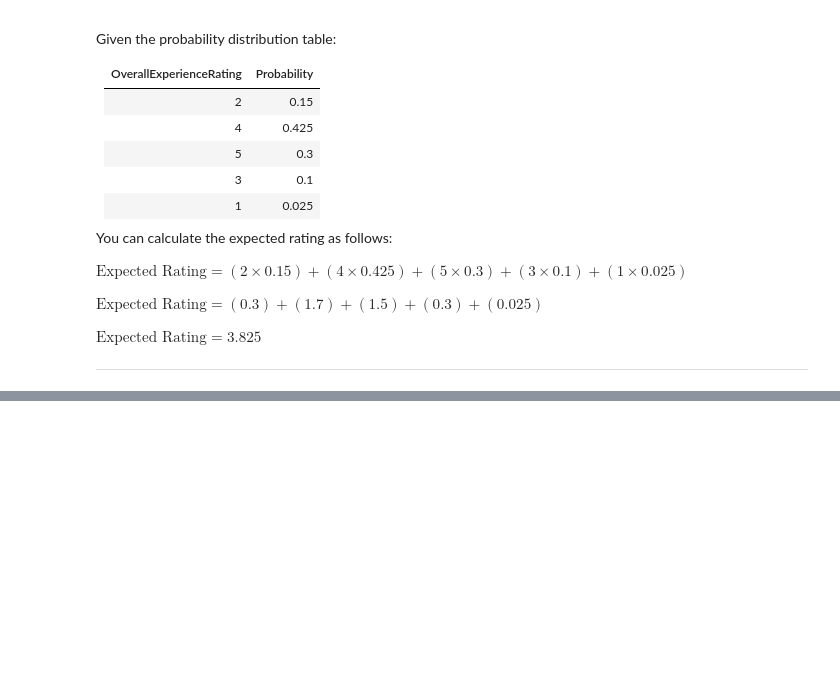
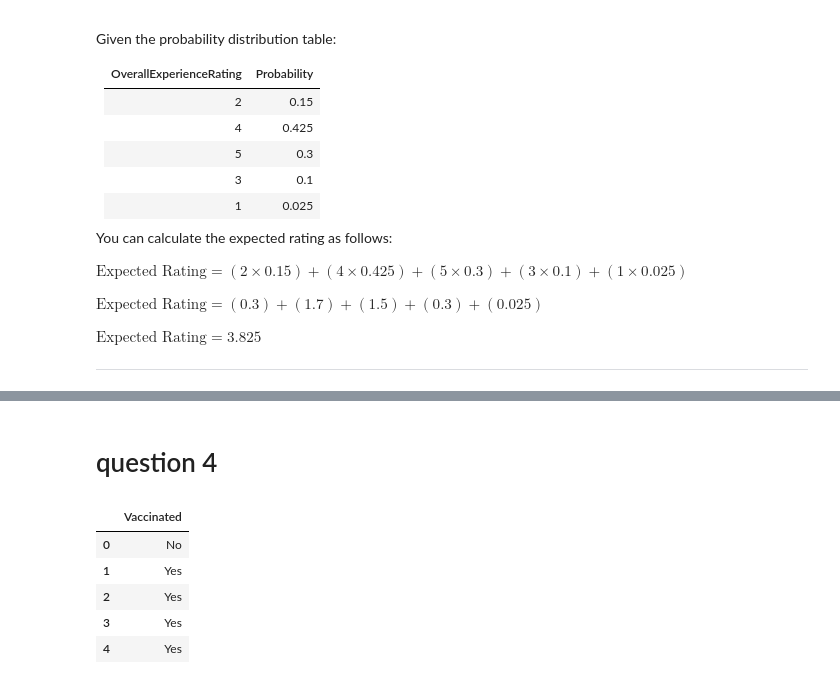
Before and after one commit to robertnesterodhiambo/robertnesterodhiambo-Data-analysis, a Jupyter notebook: python notebooks/stast.ipynb, the cells around one changed output, grey strips where cells are left out. Saved outputs shown, nothing was run; the diff lists cells and outputs as text; code cells hidden in the pictures; blank space fills up the shorter version.

```diff
--- a/python notebooks/stast.ipynb
+++ b/python notebooks/stast.ipynb
@@ -141,0 +532,30 @@ $ \text{Expected Rating} = 3.825 $
+# %% [markdown]
+# question 4
+# %%
+# Load the following libraries so that they can be applied in the subsequent code blocks
+
+import numpy as np
+import pandas as pd
+import matplotlib.pyplot as plt
+import random
+import scipy.stats as stats
+
+# Run this code. It will generate data and save it to a CSV file called "Vaccinated.csv". You need to submit it in the same zip folder as your other files.
+
+try:
+    Vaccinated = pd.read_csv('Vaccinated.csv')
+except FileNotFoundError:
+    num_samples = 100
+    vaccinated = np.random.choice(["Yes", "No"], size=num_samples)
+    Vaccinated = pd.DataFrame({'Vaccinated': vaccinated})
+    Vaccinated.to_csv('Vaccinated.csv')
+
+# Have a look at Vaccinated dataset.
+Vaccinated.head()
+# %% [output]
+|  | Vaccinated |
+| 0 | No |
+| 1 | Yes |
+| 2 | Yes |
+| 3 | Yes |
+| 4 | Yes |
```
Also changed, not shown: parts of 16 cells of this notebook, 2 other files.
